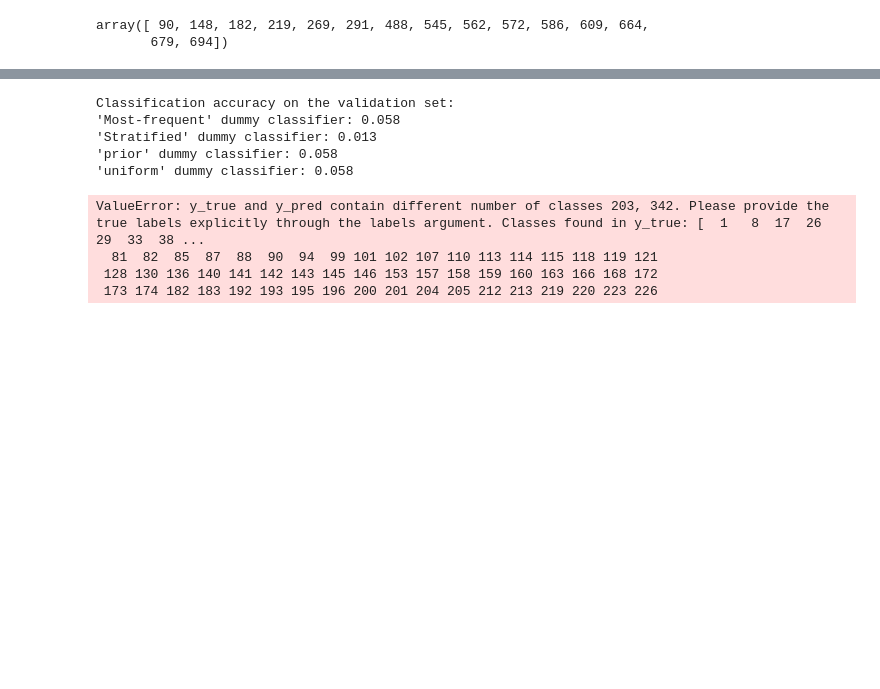
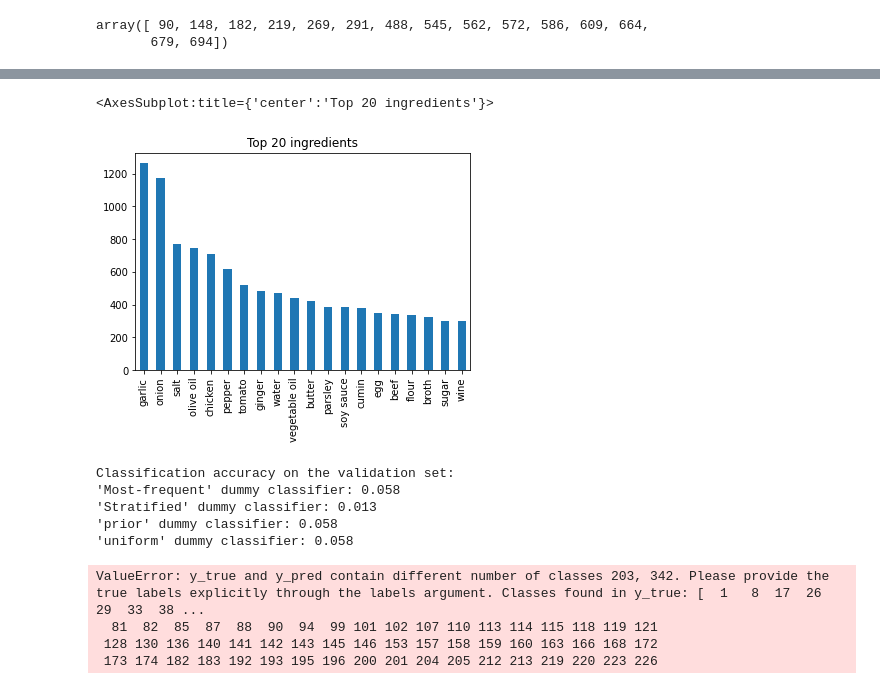
Before and after one commit to TedOiler/dme_gp, a Jupyter notebook: recipes/test.ipynb, the cells around one changed output, grey strips where cells are left out. Saved outputs shown, nothing was run; the diff lists cells and outputs as text; code cells hidden in the pictures; blank space fills up the shorter version.

```diff
--- a/recipes/test.ipynb
+++ b/recipes/test.ipynb
@@ -79,3 +85,15 @@ y_train
+# %%
+#--- top 10 most used ingredients
+fig, ax = plt.subplots()
+# sum up occurences of each ingredient
+freq_ing = X_train.iloc[:,:-1].sum()
+# filter for the 10 most frequent
+most_freq_ing = freq_ing.nlargest(20)
+ax.set_title("Top 20 ingredients")
+most_freq_ing.plot.bar()
+# %% [output]
+<AxesSubplot:title={'center':'Top 20 ingredients'}>
+[figure, added]
 # %%
 def plot_confusion_matrix(cm, class_labels=None):
     """Plots a confusion matrix using seaborn's heatmap function
```
Also changed, not shown: parts of 4 cells of this notebook.
